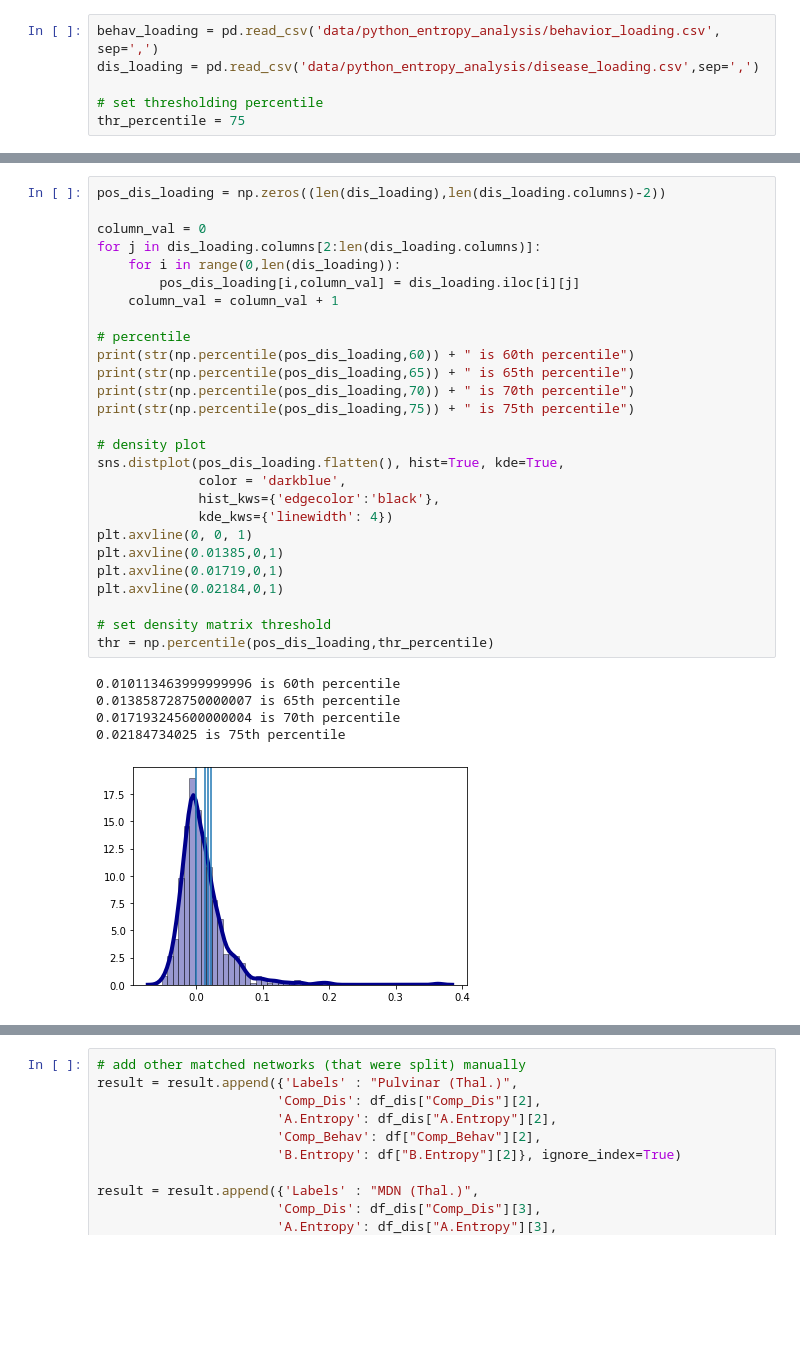
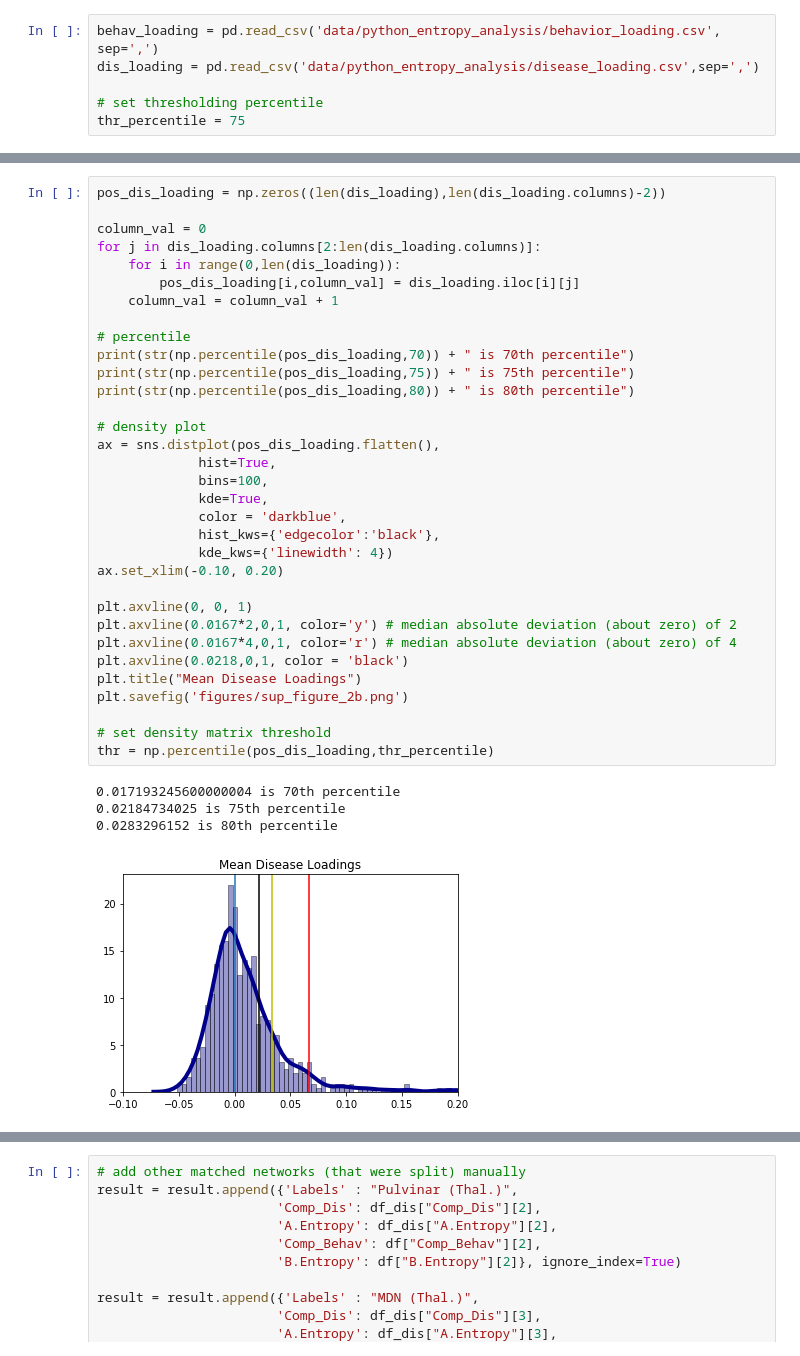
Before and after one commit to tvanasse/brainmap_structure_function_2020, a Jupyter notebook: entropy_calculation.ipynb, the cells around one changed output, grey strips where cells are left out. Cells and saved outputs as stored; diff of their text form; blank space fills up the shorter version.

```diff
--- a/entropy_calculation.ipynb
+++ b/entropy_calculation.ipynb
@@ -116,36 +123,41 @@ df
 # %%
 pos_dis_loading = np.zeros((len(dis_loading),len(dis_loading.columns)-2))
 
 column_val = 0
 for j in dis_loading.columns[2:len(dis_loading.columns)]:
     for i in range(0,len(dis_loading)):
         pos_dis_loading[i,column_val] = dis_loading.iloc[i][j]
     column_val = column_val + 1
 
 # percentile
-print(str(np.percentile(pos_dis_loading,60)) + " is 60th percentile")
-print(str(np.percentile(pos_dis_loading,65)) + " is 65th percentile")
 print(str(np.percentile(pos_dis_loading,70)) + " is 70th percentile")
 print(str(np.percentile(pos_dis_loading,75)) + " is 75th percentile")
+print(str(np.percentile(pos_dis_loading,80)) + " is 80th percentile")
 
 # density plot
-sns.distplot(pos_dis_loading.flatten(), hist=True, kde=True,
+ax = sns.distplot(pos_dis_loading.flatten(),
+             hist=True,
+             bins=100,
+             kde=True,
              color = 'darkblue',
              hist_kws={'edgecolor':'black'},
              kde_kws={'linewidth': 4})
+ax.set_xlim(-0.10, 0.20)
+
 plt.axvline(0, 0, 1)
-plt.axvline(0.01385,0,1)
-plt.axvline(0.01719,0,1)
-plt.axvline(0.02184,0,1)
+plt.axvline(0.0167*2,0,1, color='y') # median absolute deviation (about zero) of 2
+plt.axvline(0.0167*4,0,1, color='r') # median absolute deviation (about zero) of 4
+plt.axvline(0.0218,0,1, color = 'black')
+plt.title("Mean Disease Loadings")
+plt.savefig('figures/sup_figure_2b.png')
 
 # set density matrix threshold
 thr = np.percentile(pos_dis_loading,thr_percentile)
 # %% [output]
-0.010113463999999996 is 60th percentile
-0.013858728750000007 is 65th percentile
 0.017193245600000004 is 70th percentile
 0.02184734025 is 75th percentile
+0.0283296152 is 80th percentile
-[figure, old version]
+[figure, new version]
 # %%
 pos_dis_loading = np.zeros((len(dis_loading),len(dis_loading.columns)-2))
 
```
Also changed, not shown: parts of 6 cells of this notebook, 7 other files.
